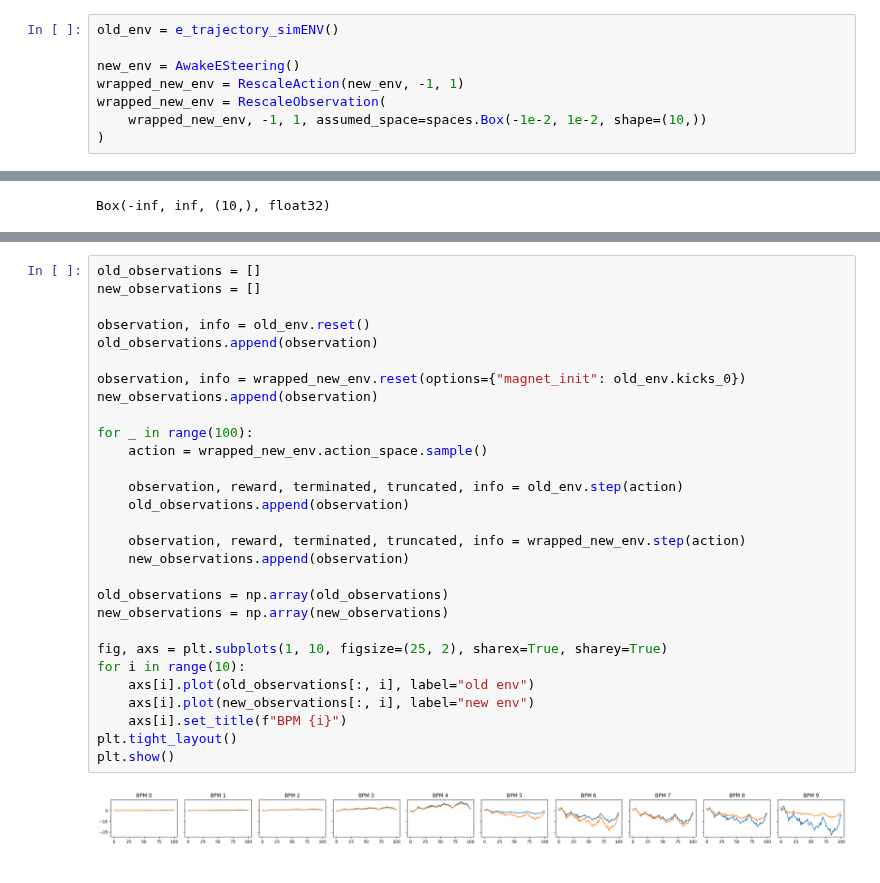
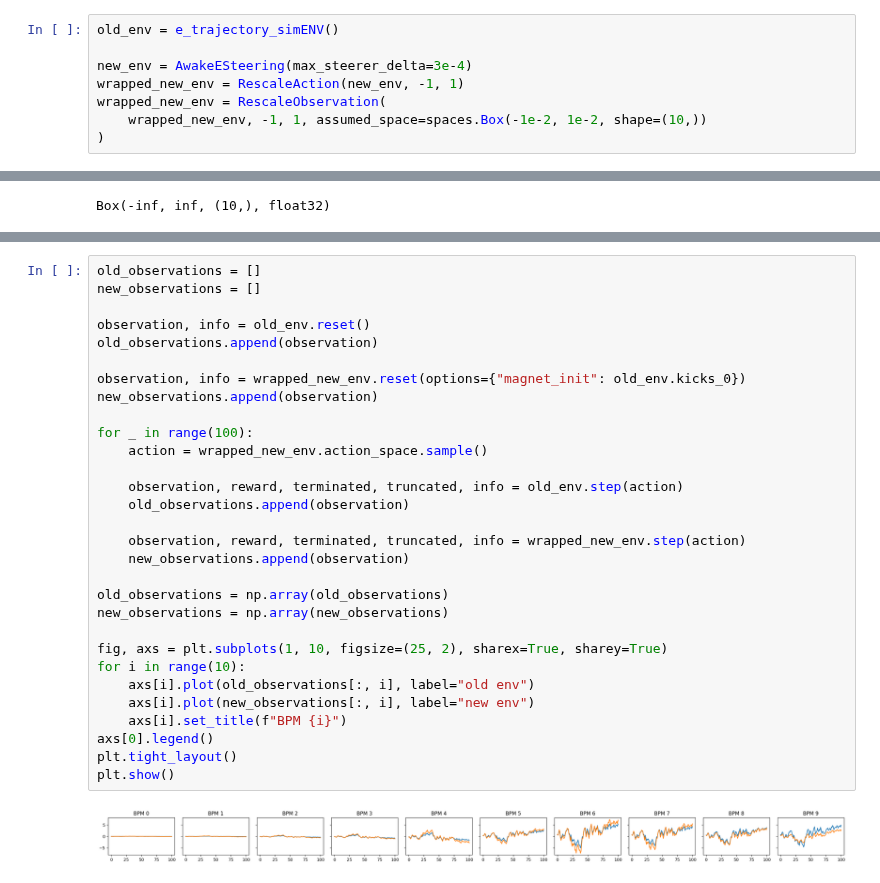
Before and after one commit to RL4AA/rl4aa24-tutorial, a Jupyter notebook: notebooks/compare_maml.ipynb, the cells around one changed output, grey strips where cells are left out. Saved outputs shown, nothing was run; the diff lists cells and outputs as text.

```diff
--- a/notebooks/compare_maml.ipynb
+++ b/notebooks/compare_maml.ipynb
@@ -17,7 +17,7 @@ from src.wrappers import RescaleObservation
 # %%
 old_env = e_trajectory_simENV()
 
-new_env = AwakeESteering()
+new_env = AwakeESteering(max_steerer_delta=3e-4)
 wrapped_new_env = RescaleAction(new_env, -1, 1)
 wrapped_new_env = RescaleObservation(
     wrapped_new_env, -1, 1, assumed_space=spaces.Box(-1e-2, 1e-2, shape=(10,))
@@ -184,31 +185,32 @@ plt.show()
 # %%
 old_observations = []
 new_observations = []
 
 observation, info = old_env.reset()
 old_observations.append(observation)
 
 observation, info = wrapped_new_env.reset(options={"magnet_init": old_env.kicks_0})
 new_observations.append(observation)
 
 for _ in range(100):
     action = wrapped_new_env.action_space.sample()
 
     observation, reward, terminated, truncated, info = old_env.step(action)
     old_observations.append(observation)
 
     observation, reward, terminated, truncated, info = wrapped_new_env.step(action)
     new_observations.append(observation)
 
 old_observations = np.array(old_observations)
 new_observations = np.array(new_observations)
 
 fig, axs = plt.subplots(1, 10, figsize=(25, 2), sharex=True, sharey=True)
 for i in range(10):
     axs[i].plot(old_observations[:, i], label="old env")
     axs[i].plot(new_observations[:, i], label="new env")
     axs[i].set_title(f"BPM {i}")
+axs[0].legend()
 plt.tight_layout()
 plt.show()
 # %% [output]
-[figure, old version]
+[figure, new version]
```
Also changed, not shown: parts of 10 cells of this notebook, 4 other files.
